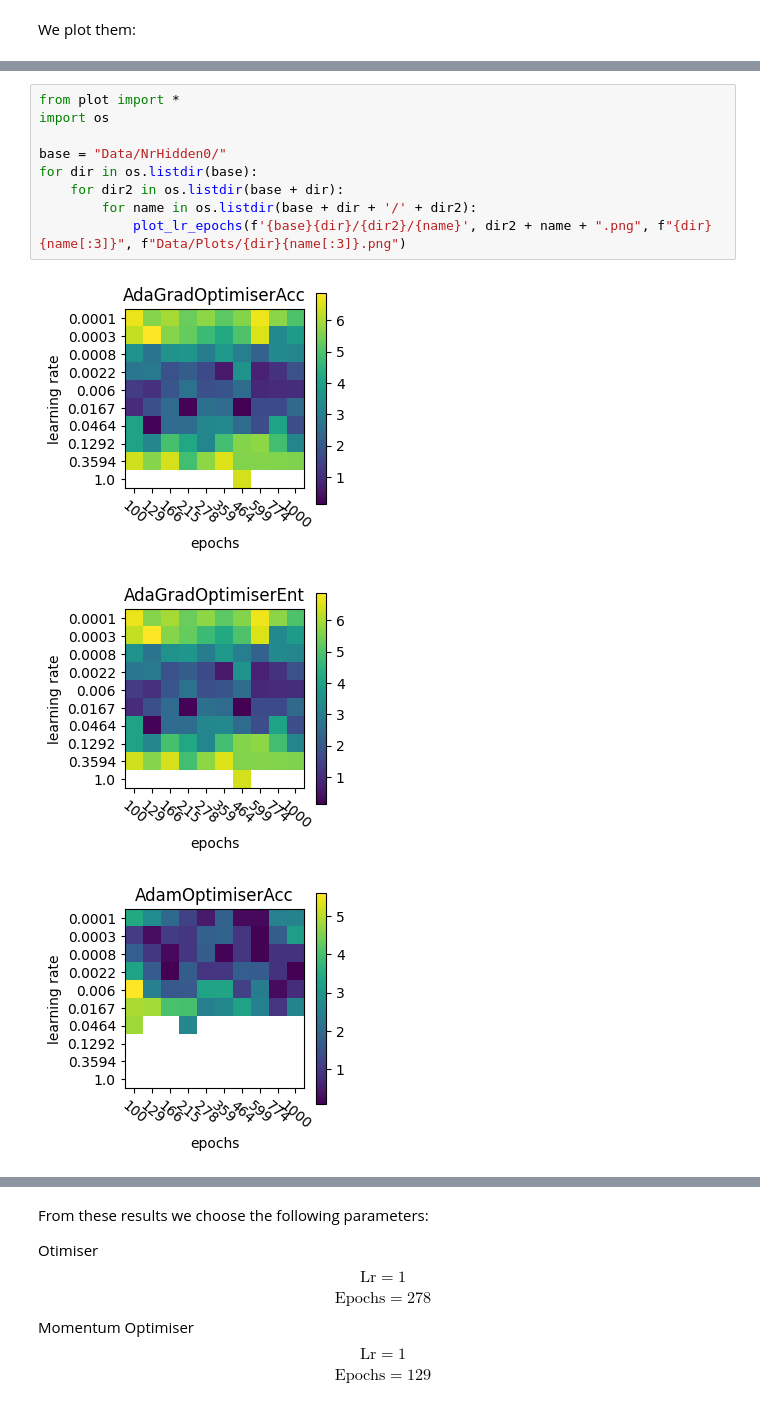
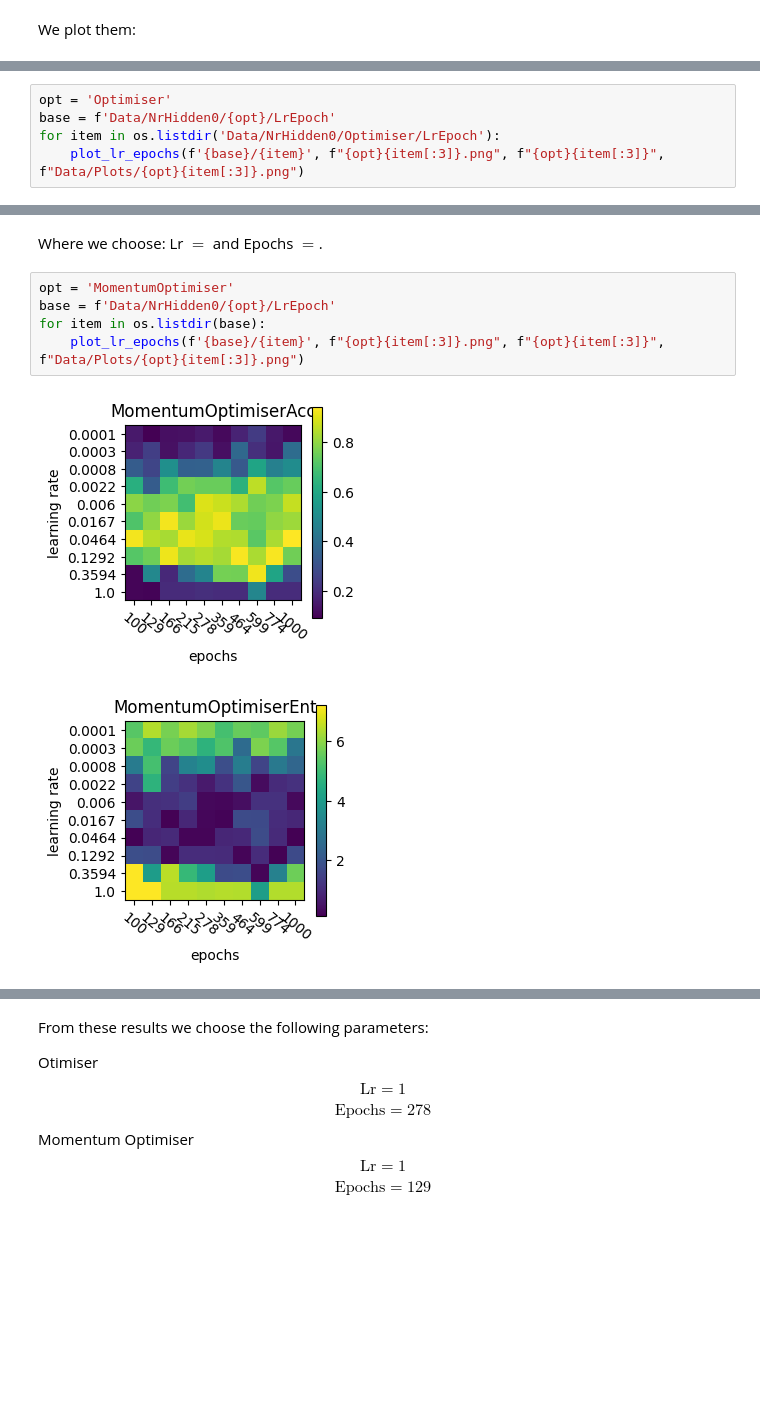
Before and after one commit to DavidSvejda2507/FYS-STK4155-Project-2, a Jupyter notebook: Notebook.ipynb, the cells around one changed output, grey strips where cells are left out. Cells and saved outputs as stored; diff of their text form; blank space fills up the shorter version.

Commit message:
Notebook plots separated

```diff
--- a/Notebook.ipynb
+++ b/Notebook.ipynb
@@ -551,0 +456,5 @@ We plot them:
+# %%
+opt = 'Optimiser'
+base = f'Data/NrHidden0/{opt}/LrEpoch'
+for item in os.listdir('Data/NrHidden0/Optimiser/LrEpoch'):
+    plot_lr_epochs(f'{base}/{item}', f"{opt}{item[:3]}.png", f"{opt}{item[:3]}", f"Data/Plots/{opt}{item[:3]}.png")
@@ -552,13 +464,10 @@ We plot them:
+# %% [markdown]
+Where we choose: Lr $= $ and Epochs $= $.
 # %%
-from plot import *
-import os
-
-base = "Data/NrHidden0/"
-for dir in os.listdir(base):
-    for dir2 in os.listdir(base + dir):
-        for name in os.listdir(base + dir + '/' + dir2):
-            plot_lr_epochs(f'{base}{dir}/{dir2}/{name}', dir2 + name + ".png", f"{dir}{name[:3]}", f"Data/Plots/{dir}{name[:3]}.png")
+opt = 'MomentumOptimiser'
+base = f'Data/NrHidden0/{opt}/LrEpoch'
+for item in os.listdir(base):
+    plot_lr_epochs(f'{base}/{item}', f"{opt}{item[:3]}.png", f"{opt}{item[:3]}", f"Data/Plots/{opt}{item[:3]}.png")
 # %% [output]
-[figure, old version]
+[figure, new version]
-[figure, old version]
+[figure, new version]
-[figure, removed]
```
Also changed, not shown: parts of 16 cells of this notebook, 13 other files.
